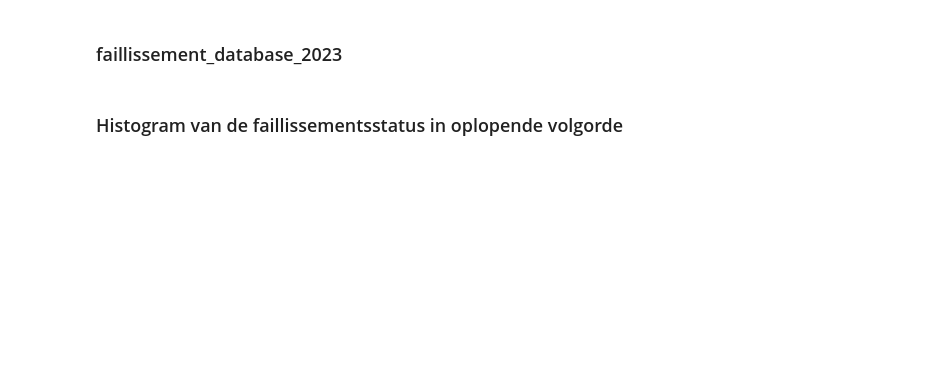
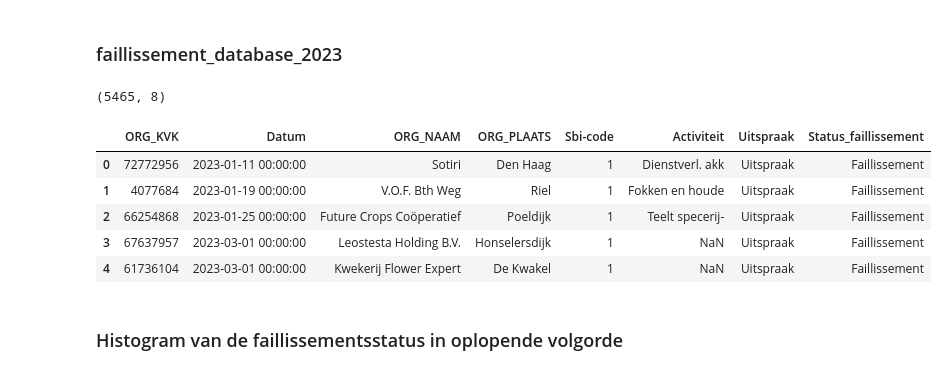
Before and after one commit to RaThorat/Faillissement_2023_analyse, a Jupyter notebook: Faillissement_2023_analyse.ipynb, the cells around one changed output. Saved outputs shown, nothing was run; the diff lists cells and outputs as text; code cells hidden in the pictures; blank space fills up the shorter version.

```diff
--- a/Faillissement_2023_analyse.ipynb
+++ b/Faillissement_2023_analyse.ipynb
@@ -28,3 +29,16 @@ data['Sbi-code'] = pd.to_numeric(data['Sbi-code'], errors='coerce', downcast='in
+# %%
+data.shape
+# %% [output]
+(5465, 8)
+# %%
+data.head()
+# %% [output]
+|  | ORG_KVK | Datum | ORG_NAAM | ORG_PLAATS | Sbi-code | Activiteit | Uitspraak | Status_faillissement |
+| 0 | 72772956 | 2023-01-11 00:00:00 | Sotiri | Den Haag | 1 | Dienstverl. akk | Uitspraak | Faillissement |
+| 1 | 4077684 | 2023-01-19 00:00:00 | V.O.F. Bth Weg | Riel | 1 | Fokken en houde | Uitspraak | Faillissement |
+| 2 | 66254868 | 2023-01-25 00:00:00 | Future Crops Coöperatief | Poeldijk | 1 | Teelt specerij- | Uitspraak | Faillissement |
+| 3 | 67637957 | 2023-03-01 00:00:00 | Leostesta Holding B.V. | Honselersdijk | 1 | NaN | Uitspraak | Faillissement |
+| 4 | 61736104 | 2023-03-01 00:00:00 | Kwekerij Flower Expert | De Kwakel | 1 | NaN | Uitspraak | Faillissement |
 # %% [markdown]
 ### Histogram van de faillissementsstatus in oplopende volgorde
 # %%
```
Also changed, not shown: parts of 4 cells of this notebook, 2 other files.
